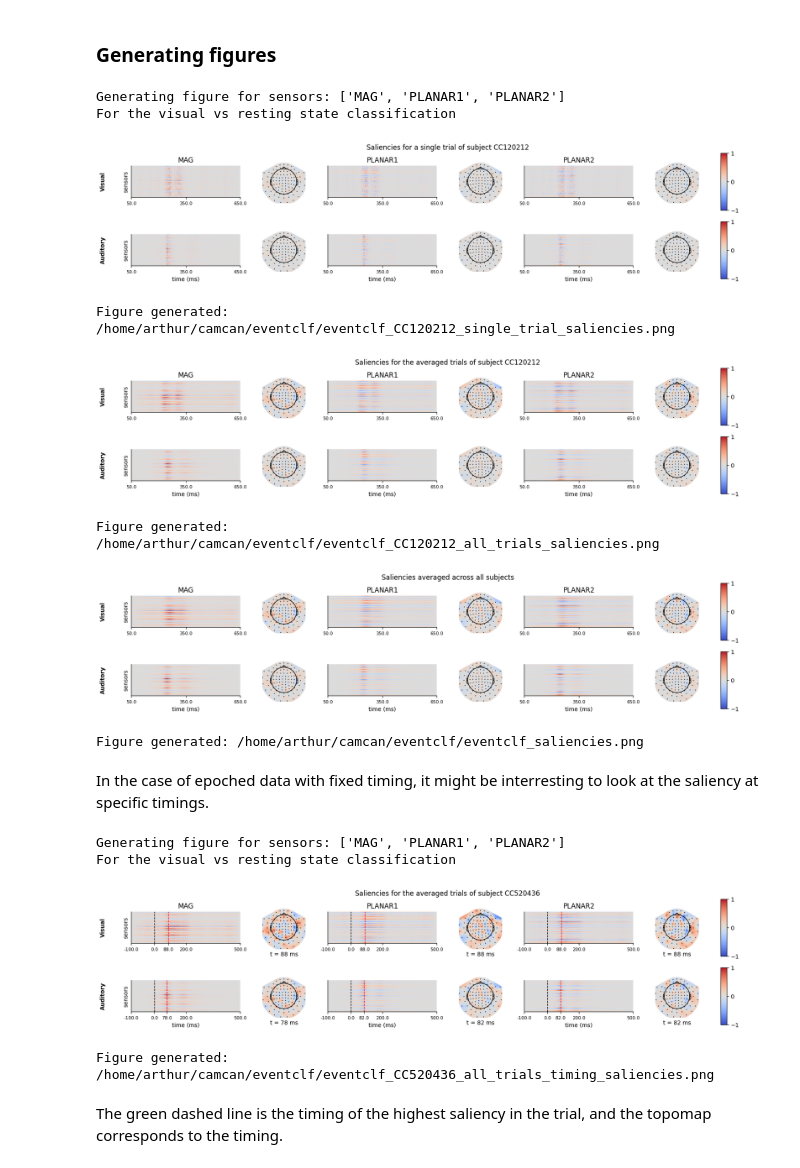
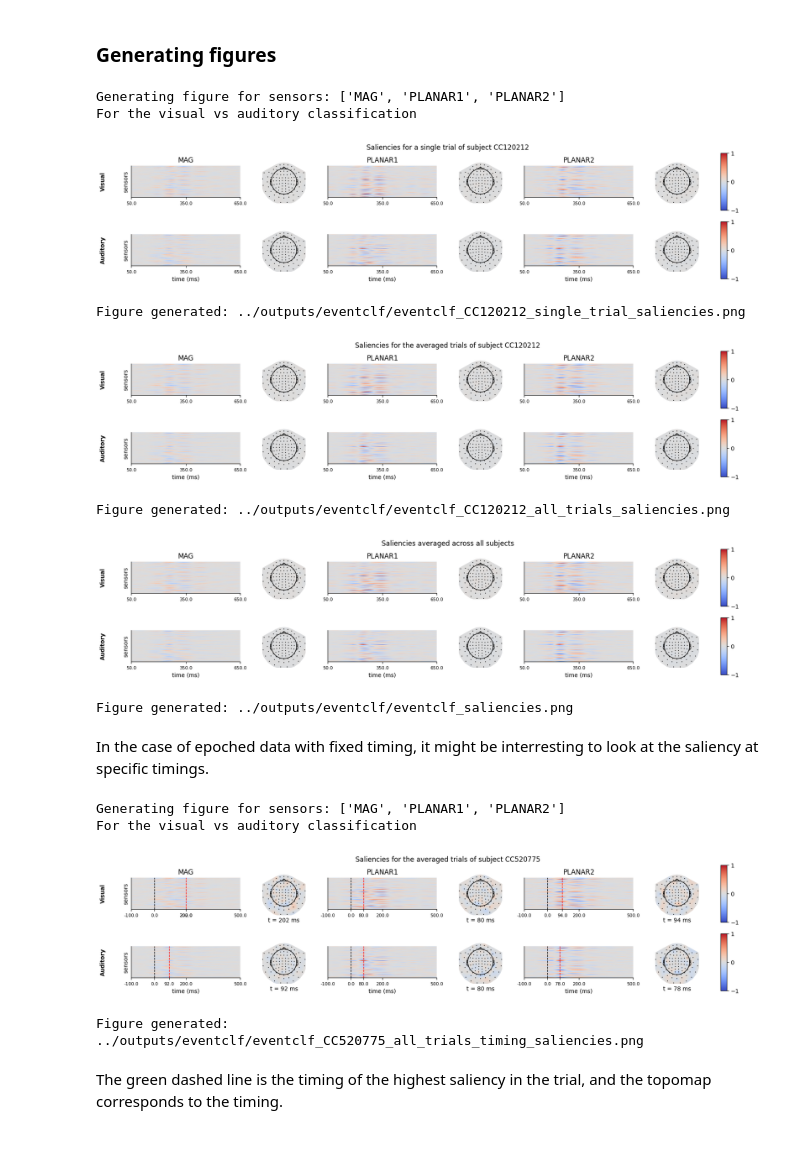
Before and after one commit to arthurdehgan/meegnet, a Jupyter notebook: notebooks/visu_saliency.ipynb, the cells around one changed output. Cells and saved outputs as stored; diff of their text form; code cells hidden in the pictures.

```diff
--- a/notebooks/visu_saliency.ipynb
+++ b/notebooks/visu_saliency.ipynb
@@ -82,17 +79,31 @@ Finally, we compute the saliency maps and save them.
 # %%
 # This will create a saliency maps path inside the save path
 # Please don't change or it might break code later on
-sal_path = os.path.join(save_path, 'saliency_maps', name)
+confidence = 0.90
+
+sal_path = os.path.join(save_path, 'saliency_maps', name, f'{confidence}confidence')
 if not os.path.exists(sal_path):
 	os.makedirs(sal_path)
 
-confidence = 0.95
-
-for sub in dataset.subject_list:
+for sub in subj_list:
 	# The next two lines allow to pick-up where we left off and not compute saliencies each time this cell is ran.
 	sub_files = [a for a in os.listdir(sal_path) if sub in a]
-	if len(sub_files) != n_outputs * 2:  # 2 file (positive and negative saliencies) per label.
-		sub_dataset = deepcopy(dataset)
-		sub_dataset.load(data_path, one_sub=sub)
+	if len(sub_files) != n_outputs * 2:  # 2 files (positive and negative saliencies) per label.
+		# Saliencies missing for this subject: load its data and compute them.
+		dataset = EpochedDataset(
+			sfreq=sfreq,
+			n_subjects=n_subjects,
+			n_samples=n_samples,
+			split_sizes=(0.9, 0.1, 0),
+			sensortype='ALL',  # we use MAG GRAD GRAD here
+			lso=True,
+			random_state=seed,
+			data_path=data_path,
+			csv_path=csv_path,
+			target_col='event_labels',
+		)
+		dataset.load(data_path, one_sub=sub)
 		if len(dataset) > 0:
-			compute_saliency_maps(sub_dataset, my_model.net, sal_path, threshold=confidence, epoched=True)
+			compute_saliency_maps(
+				dataset, my_model.net, sal_path, threshold=confidence, labels=dataset.target_labels, epoched=True
+			)
@@ -133,12 +141,12 @@ def get_saliency_data(saliency_dict):
 all_saliencies = defaultdict(lambda: defaultdict(lambda: []))
 
 print(f'Generating figure for sensors: {sensors}')
-print(f'For the visual vs resting state classification')
+print(f'For the visual vs auditory classification')
 
 # First load all computed saliencies
-for i, sub in enumerate(tqdm(dataset.subject_list)):
+for i, sub in enumerate(tqdm(subj_list)):
 	sub_saliencies = defaultdict(lambda: {})
-	for label in dataset.target_labels:
+	for label in target_labels:
 		nofile = False
 		for saliency_type in saliency_types:
 			lab = f'_{label}'
@@ -206,7 +214,7 @@ for i, sub in enumerate(tqdm(dataset.subject_list)):
 		random_subject_idx += 1
 		continue
 
-for label in dataset.target_labels:
+for label in target_labels:
 	for saliency_type in saliency_types:
 		if type(all_saliencies[saliency_type][label]) is list:
 			all_saliencies[saliency_type][label] = np.array(all_saliencies[saliency_type][label])
@@ -229,13 +237,13 @@ out_path = generate_saliency_figure(
 print(f'Figure generated: {out_path}')
 # %% [output]
 Generating figure for sensors: ['MAG', 'PLANAR1', 'PLANAR2']
-For the visual vs resting state classification
+For the visual vs auditory classification
 [figure]
-Figure generated: /home/arthur/camcan/eventclf/eventclf_CC120212_single_trial_saliencies.png
+Figure generated: ../outputs/eventclf/eventclf_CC120212_single_trial_saliencies.png
-[figure, old version]
+[figure, new version]
-Figure generated: /home/arthur/camcan/eventclf/eventclf_CC120212_all_trials_saliencies.png
+Figure generated: ../outputs/eventclf/eventclf_CC120212_all_trials_saliencies.png
-[figure, old version]
+[figure, new version]
-Figure generated: /home/arthur/camcan/eventclf/eventclf_saliencies.png
+Figure generated: ../outputs/eventclf/eventclf_saliencies.png
 # %% [markdown]
 In the case of epoched data with fixed timing, it might be interresting to look at the saliency at specific timings.
 # %%
@@ -243,16 +251,16 @@ stim_tick = 150  # The timing for the stimulus is 150ms
 
 # Choose a random subject:
 random_sub_id = 42
-sub = dataset.subject_list[random_sub_id]
+sub = subj_list[random_sub_id]
 i = random_sub_id
 
 
 print(f'Generating figure for sensors: {sensors}')
-print(f'For the visual vs resting state classification')
+print(f'For the visual vs auditory classification')
 
 # Loading data and generating figure:
 sub_saliencies = defaultdict(lambda: {})
-for label in dataset.target_labels:
+for label in target_labels:
 	nofile = False
 	for saliency_type in saliency_types:
 		lab = f'_{label}'
@@ -271,35 +279,35 @@ for label in dataset.target_labels:
 		if len(saliencies.shape) == 3:
 			saliencies = saliencies[np.newaxis, ...]  # If only one saliency in file
 		elif len(saliencies.shape) != 4:
 			nofile = True
 			continue
 	if nofile:
 		continue
 
 data_dict = get_saliency_data(sub_saliencies)
 for val in data_dict.values():
 	if val.size == 0:
 		skip = True
 		break
 temp = {key: np.mean(val, axis=0) for key, val in data_dict.items()}
 out_path = generate_saliency_figure(
 	temp,
 	info=info,
 	save_path=save_path,
 	suffix=f'{classif}_{sub}_all_trials_timing',
 	sensors=sensors,
 	title=f'Saliencies for the averaged trials of subject {sub}',
 	cmap=cmap,
 	show=True,
 	topomap='window',
 	edge=50,
 	stim_tick=stim_tick,
 )
 print(f'Figure generated: {out_path}');
 # %% [output]
 Generating figure for sensors: ['MAG', 'PLANAR1', 'PLANAR2']
-For the visual vs resting state classification
+For the visual vs auditory classification
-[figure, old version]
+[figure, new version]
-Figure generated: /home/arthur/camcan/eventclf/eventclf_CC520436_all_trials_timing_saliencies.png
+Figure generated: ../outputs/eventclf/eventclf_CC520775_all_trials_timing_saliencies.png
 # %% [markdown]
 The green dashed line is the timing of the highest saliency in the trial, and the topomap corresponds to the timing.
```
Also changed, not shown: parts of 5 cells of this notebook, 4 other files.
